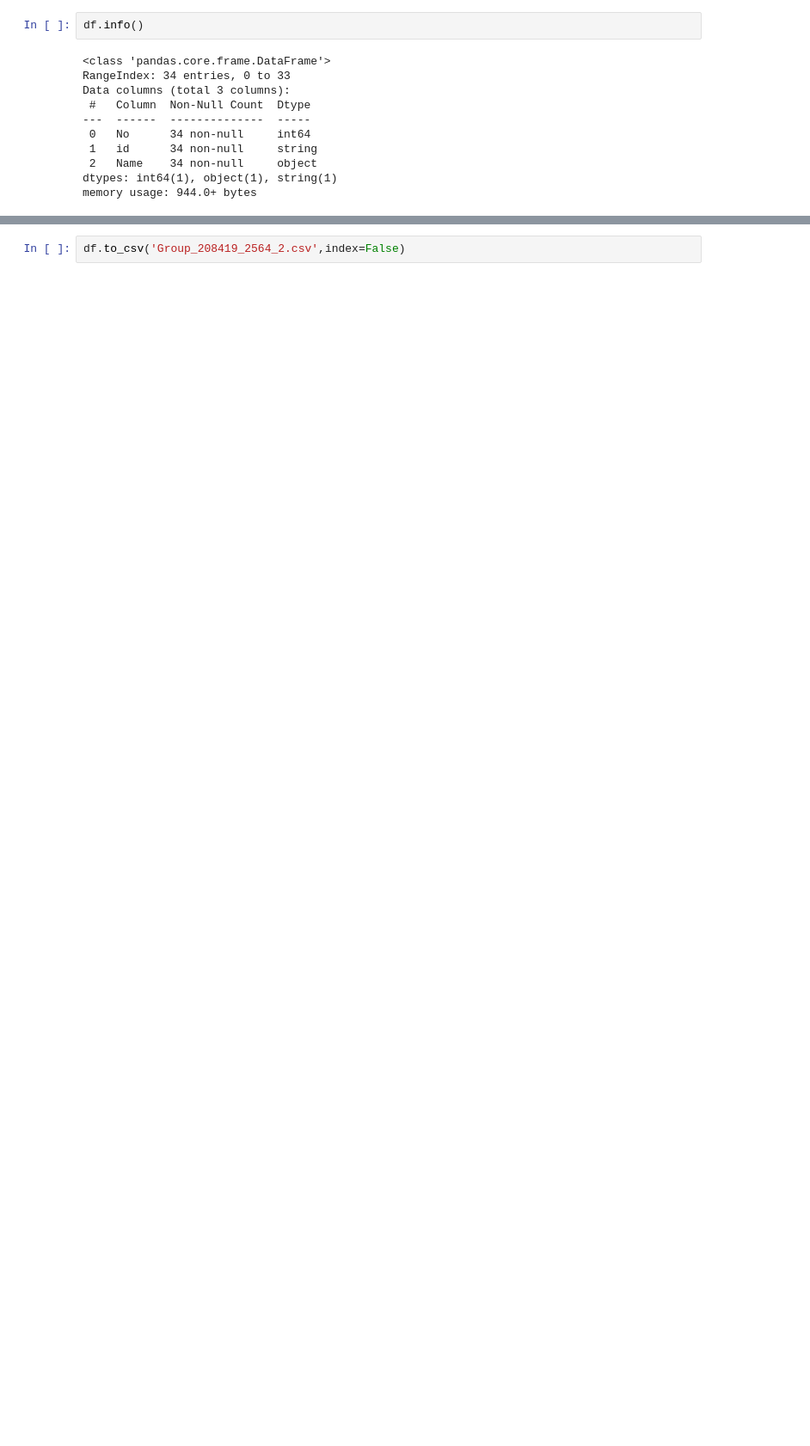
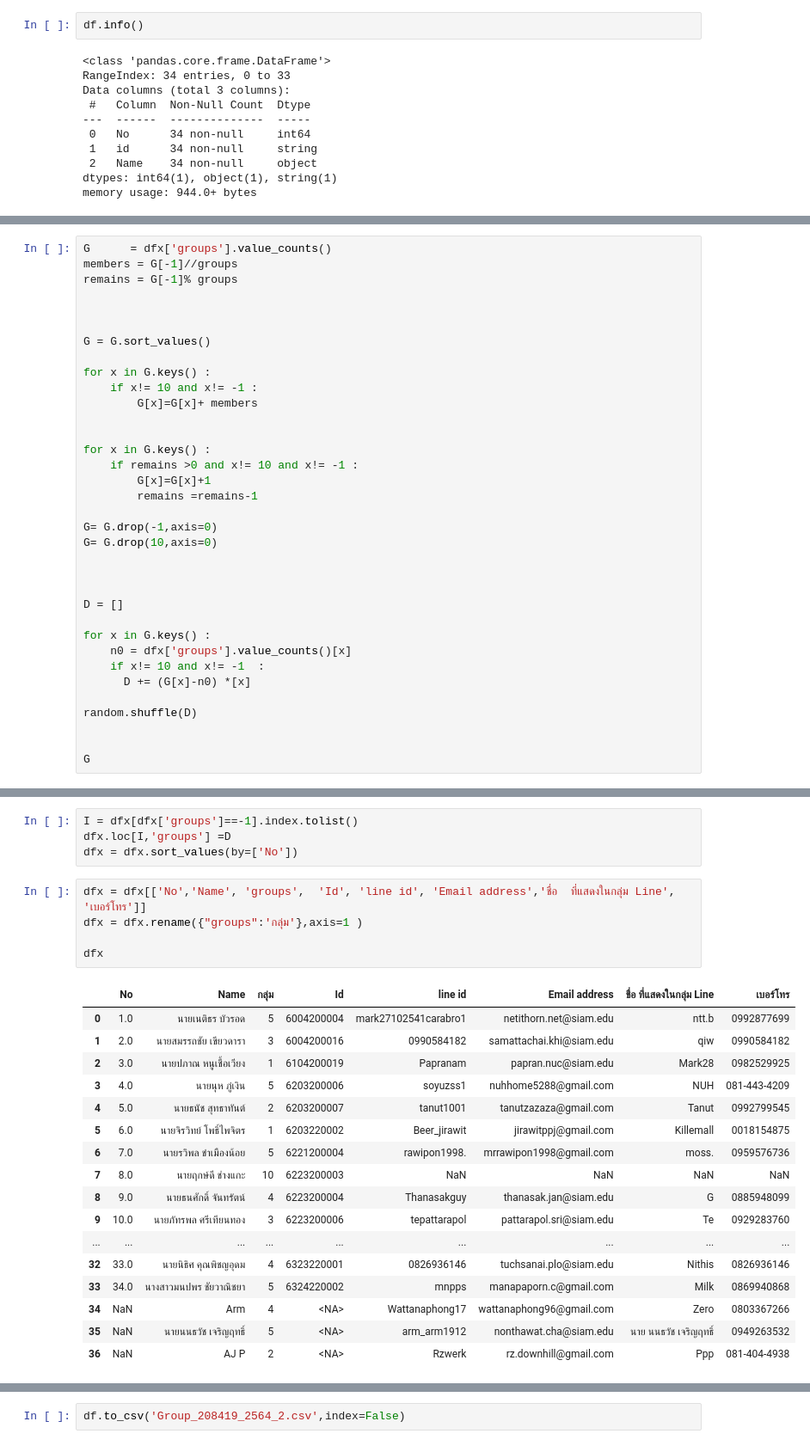
Before and after one commit to Tuchsanai/152-478-Introduction-to-Deep-Learning-for-Artificial-Intelligence-Engineering, a Jupyter notebook: Group/group_create.ipynb, the cells around one changed output, grey strips where cells are left out. Shown at 86% size. Drawn from its saved outputs; the diff is of its cells as text; blank space fills up the shorter version.

```diff
--- a/Group/group_create.ipynb
+++ b/Group/group_create.ipynb
@@ -156,0 +130,35 @@ dfx
+# %%
+G      = dfx['groups'].value_counts()
+members = G[-1]//groups
+remains = G[-1]% groups
+
+
+
+G = G.sort_values()
+
+for x in G.keys() :
+    if x!= 10 and x!= -1 :
+        G[x]=G[x]+ members
+
+
+for x in G.keys() :
+    if remains >0 and x!= 10 and x!= -1 :
+        G[x]=G[x]+1
+        remains =remains-1
+
+G= G.drop(-1,axis=0)
+G= G.drop(10,axis=0)
+
+
+
+D = []
+
+for x in G.keys() :
+    n0 = dfx['groups'].value_counts()[x]
+    if x!= 10 and x!= -1  :
+      D += (G[x]-n0) *[x]
+
+random.shuffle(D)
+
+
+G
@@ -157 +172,28 @@ dfx
+# %%
+I = dfx[dfx['groups']==-1].index.tolist()
+dfx.loc[I,'groups'] =D
+dfx = dfx.sort_values(by=['No'])
+# %%
+dfx = dfx[['No','Name', 'groups',  'Id', 'line id', 'Email address','ชื่อ  ที่แสดงในกลุ่ม Line', 'เบอร์โทร']]
+dfx = dfx.rename({"groups":'กลุ่ม'},axis=1 )
+
+dfx
+# %% [output]
+|  | No | Name | กลุ่ม | Id | line id | Email address | ชื่อ ที่แสดงในกลุ่ม Line | เบอร์โทร |
+| 0 | 1.0 | นายเนติธร บัวรอด | 5 | 6004200004 | mark27102541carabro1 | netithorn.net@siam.edu | ntt.b | 0992877699 |
+| 1 | 2.0 | นายสมรรถชัย เขียวดารา | 3 | 6004200016 | 0990584182 | samattachai.khi@siam.edu | qiw | 0990584182 |
+| 2 | 3.0 | นายปภาณ หนูเชื้อเวียง | 1 | 6104200019 | Papranam | papran.nuc@siam.edu | Mark28 | 0982529925 |
+| 3 | 4.0 | นายนุห ภู่เงิน | 5 | 6203200006 | soyuzss1 | nuhhome5288@gmail.com | NUH | 081-443-4209 |
+| 4 | 5.0 | นายธนัช สุทธาทันต์ | 2 | 6203200007 | tanut1001 | tanutzazaza@gmail.com | Tanut | 0992799545 |
+| 5 | 6.0 | นายจิรวิทย์ โพธิ์ไพจิตร | 1 | 6203220002 | Beer_jirawit | jirawitppj@gmail.com | Killemall | 0018154875 |
+| 6 | 7.0 | นายรวิพล ขำเมืองน้อย | 5 | 6221200004 | rawipon1998. | mrrawipon1998@gmail.com | moss. | 0959576736 |
+| 7 | 8.0 | นายฤกษ์ดี ช่างแกะ | 10 | 6223200003 | NaN | NaN | NaN | NaN |
+| 8 | 9.0 | นายธนศักดิ์ จันทรัตน์ | 4 | 6223200004 | Thanasakguy | thanasak.jan@siam.edu | G | 0885948099 |
+| 9 | 10.0 | นายภัทรพล ศรีเทียนทอง | 3 | 6223200006 | tepattarapol | pattarapol.sri@siam.edu | Te | 0929283760 |
+| ... | ... | ... | ... | ... | ... | ... | ... | ... |
+| 32 | 33.0 | นายนิธิศ คุณพิชญอุดม | 4 | 6323220001 | 0826936146 | tuchsanai.plo@siam.edu | Nithis | 0826936146 |
+| 33 | 34.0 | นางสาวมนปพร ชัยวาณิชยา | 5 | 6324220002 | mnpps | manapaporn.c@gmail.com | Milk | 0869940868 |
+| 34 | NaN | Arm | 4 | <NA> | Wattanaphong17 | wattanaphong96@gmail.com | Zero | 0803367266 |
+| 35 | NaN | นายนนธวัช เจริญฤทธิ์ | 5 | <NA> | arm_arm1912 | nonthawat.cha@siam.edu | นาย นนธวัช เจริญฤทธิ์ | 0949263532 |
+| 36 | NaN | AJ P | 2 | <NA> | Rzwerk | rz.downhill@gmail.com | Ppp | 081-404-4938 |
 # %%
```
Also changed, not shown: parts of 11 cells of this notebook, 2 other files.
